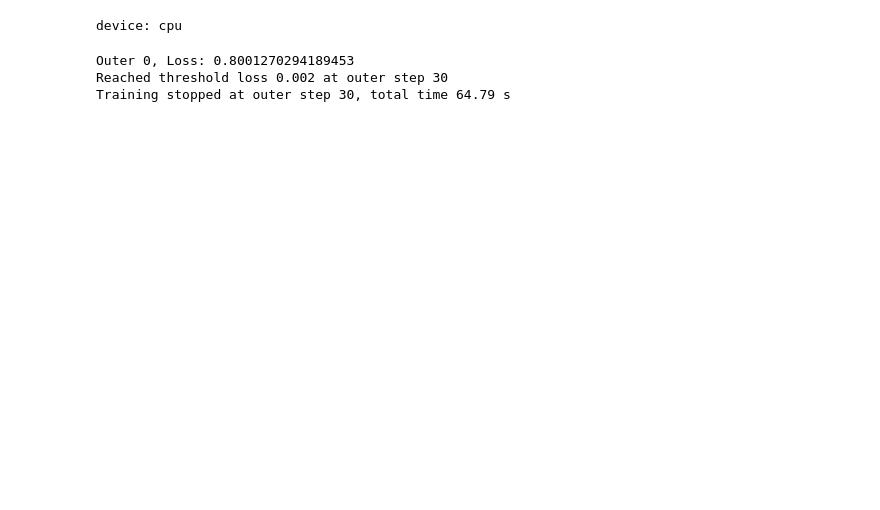
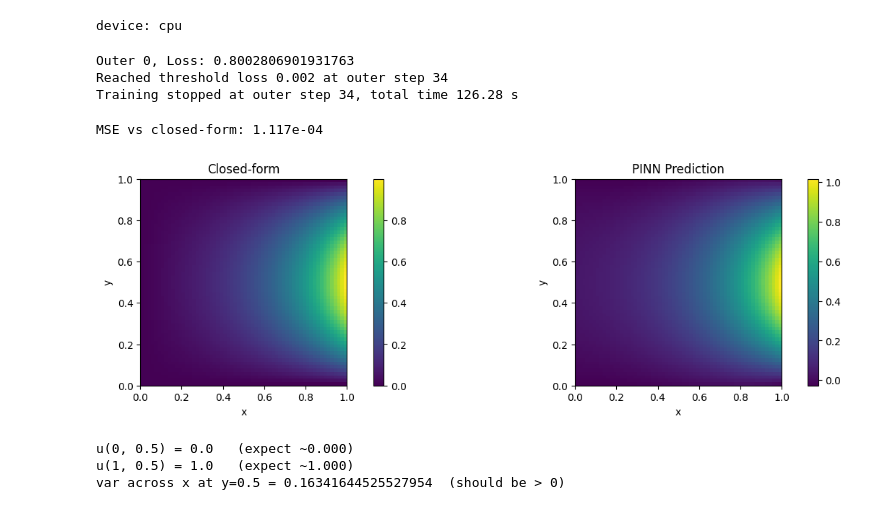
Before and after one commit to SoumikSarkar830/Laser_PINN, a Jupyter notebook: Parallel PINN/Laplace_2D_autograd.ipynb, the cells around one changed output. Saved outputs shown, nothing was run; the diff lists cells and outputs as text; code cells hidden in the pictures; blank space fills up the shorter version.

Commit message:
Compare with closed-form solution

```diff
--- a/Parallel PINN/Laplace_2D_autograd.ipynb
+++ b/Parallel PINN/Laplace_2D_autograd.ipynb
@@ -83,8 +83,8 @@ layers = np.array([2,20,20,20,20,20,1])
 # %%
 # Create the training data
 
-x = torch.linspace(0,1,200, requires_grad = True).view(-1,1)
-y = torch.linspace(0,1,200, requires_grad = True).view(-1,1)
+x = torch.linspace(0,1,300, requires_grad = True).view(-1,1)
+y = torch.linspace(0,1,300, requires_grad = True).view(-1,1)
 
 
 
@@ -283,9 +283,9 @@ while ep < max_outer_steps:
 
 print(f"Training stopped at outer step {ep}, total time {time.time() - start_time:.2f} s")
 # %% [output]
-Outer 0, Loss: 0.8001270294189453
-Reached threshold loss 0.002 at outer step 30
-Training stopped at outer step 30, total time 64.79 s
+Outer 0, Loss: 0.8002806901931763
+Reached threshold loss 0.002 at outer step 34
+Training stopped at outer step 34, total time 126.28 s
 # %%
 # # Memory usage after training
 
@@ -294,0 +303,38 @@ Training stopped at outer step 30, total time 64.79 s
+# %%
+x_test = torch.linspace(0,1,60).view(-1,1)
+y_test = torch.linspace(0,1,60).view(-1,1)
+
+
+
+# if torch.is_tensor(x_test) != True:
+#     x_test = torch.from_numpy(x_test)
+# if torch.is_tensor(y_test) != True:
+#     y_test = torch.from_numpy(y_test)
+
+
+# #convert to float
+# x = x_test.float()
+# y = y_test.float()
+
+
+
+# x_test,y_test = torch.meshgrid(x.squeeze(),y.squeeze(), indexing = 'xy')
+x_test,y_test = torch.meshgrid(x_test.squeeze(),y_test.squeeze(), indexing = 'ij')
+
+# x_train = x_train.reshape(-1,1).to(device)
+# y_train = y_train.reshape(-1,1).to(device)
+
+
+x_test = x_test.reshape(-1,1)
+y_test = y_test.reshape(-1,1)
+
+
+u_true = u_closed_form(x_test, y_test)
+
+
+u_pred = PINN(x_test,y_test)
+
+mse = torch.mean((u_pred - u_true)**2).item()
+print(f"MSE vs closed-form: {mse:.3e}")
+# %% [output]
+MSE vs closed-form: 1.117e-04
@@ -294,0 +393,24 @@ Training stopped at outer step 30, total time 64.79 s
+# %%
+compare(PINN)
+# %% [output]
+[figure, added]
+# %%
+import math, torch
+def u_closed_torch(x, y):
+    pi = torch.tensor(math.pi, device=x.device, dtype=x.dtype)
+    den = torch.sinh(pi)
+    return torch.sinh(pi*x)/den * torch.sin(pi*y)
+
+# tiny grid
+xs = torch.linspace(0.,1.,5)
+ys = torch.linspace(0.,1.,5)
+X, Y = torch.meshgrid(xs, ys, indexing='ij')
+U = u_closed_torch(X, Y)
+
+print("u(0, 0.5) =", U[0, 2].item(), "  (expect ~0.000)")
+print("u(1, 0.5) =", U[-1,2].item(), "  (expect ~1.000)")
+print("var across x at y=0.5 =", U[:,2].var().item(), " (should be > 0)")
+# %% [output]
+u(0, 0.5) = 0.0   (expect ~0.000)
+u(1, 0.5) = 1.0   (expect ~1.000)
+var across x at y=0.5 = 0.16341644525527954  (should be > 0)
```
Also changed, not shown: parts of 2 cells of this notebook, 1 other file.
